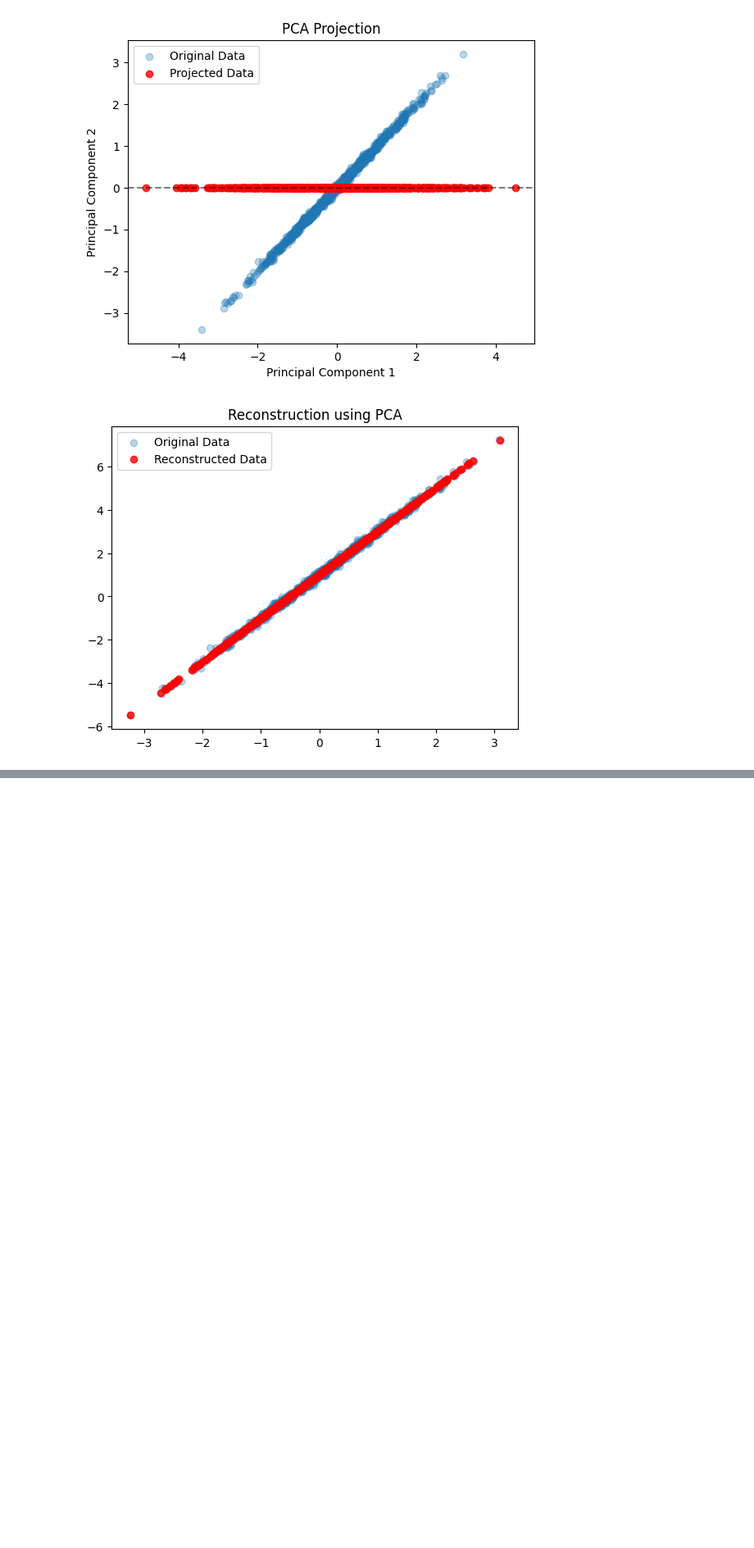
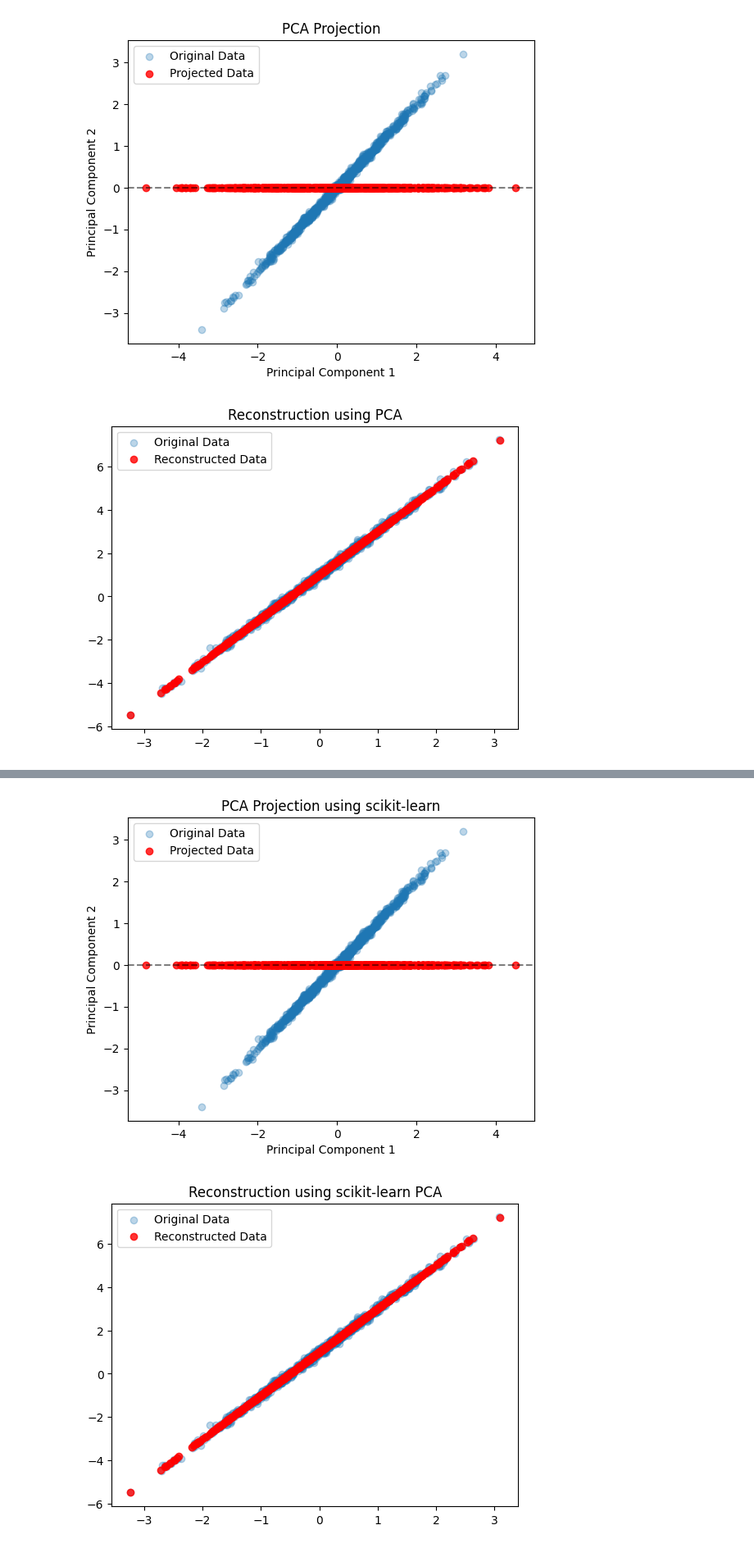
Before and after one commit to Biffy2100/SY-AIDS-SEM-bml, a Jupyter notebook: PCA_BML_.ipynb, the cells around one changed output, grey strips where cells are left out. Shown at 82% size. Cells and saved outputs as stored; diff of their text form; code cells hidden in the pictures; blank space fills up the shorter version.

```diff
--- a/PCA_BML_.ipynb
+++ b/PCA_BML_.ipynb
@@ -134,0 +70,41 @@ PCA-transformed DataFrame:
+# %%
+# prompt: Using scikit learn do pca
+
+import numpy as np
+from sklearn.decomposition import PCA
+from sklearn.preprocessing import StandardScaler
+import matplotlib.pyplot as plt
+
+# Assuming X is already defined as in your previous code
+
+# Standardize the data
+scaler = StandardScaler()
+X_scaled = scaler.fit_transform(X)
+
+# Apply PCA with 1 component
+pca = PCA(n_components=1)
+X_pca = pca.fit_transform(X_scaled)
+
+# Visualize the PCA-transformed data
+plt.scatter(X_scaled[:, 0], X_scaled[:, 1], alpha=0.3, label="Original Data")
+plt.scatter(X_pca, np.zeros_like(X_pca), color='red', alpha=0.8, label="Projected Data")
+plt.axhline(0, color='black', linestyle='--', alpha=0.5)
+plt.legend()
+plt.xlabel("Principal Component 1")
+plt.ylabel("Principal Component 2")
+plt.title("PCA Projection using scikit-learn")
+plt.show()
+
+# Reconstruct the data
+X_reconstructed = pca.inverse_transform(X_pca)
+X_reconstructed = scaler.inverse_transform(X_reconstructed)
+
+# Plot reconstruction
+plt.scatter(X[:, 0], X[:, 1], alpha=0.3, label="Original Data")
+plt.scatter(X_reconstructed[:, 0], X_reconstructed[:, 1], color='red', alpha=0.8, label="Reconstructed Data")
+plt.legend()
+plt.title("Reconstruction using scikit-learn PCA")
+plt.show()
+# %% [output]
+[figure, added]
+[figure, added]
```
Also changed, not shown: parts of 1 cell of this notebook.
